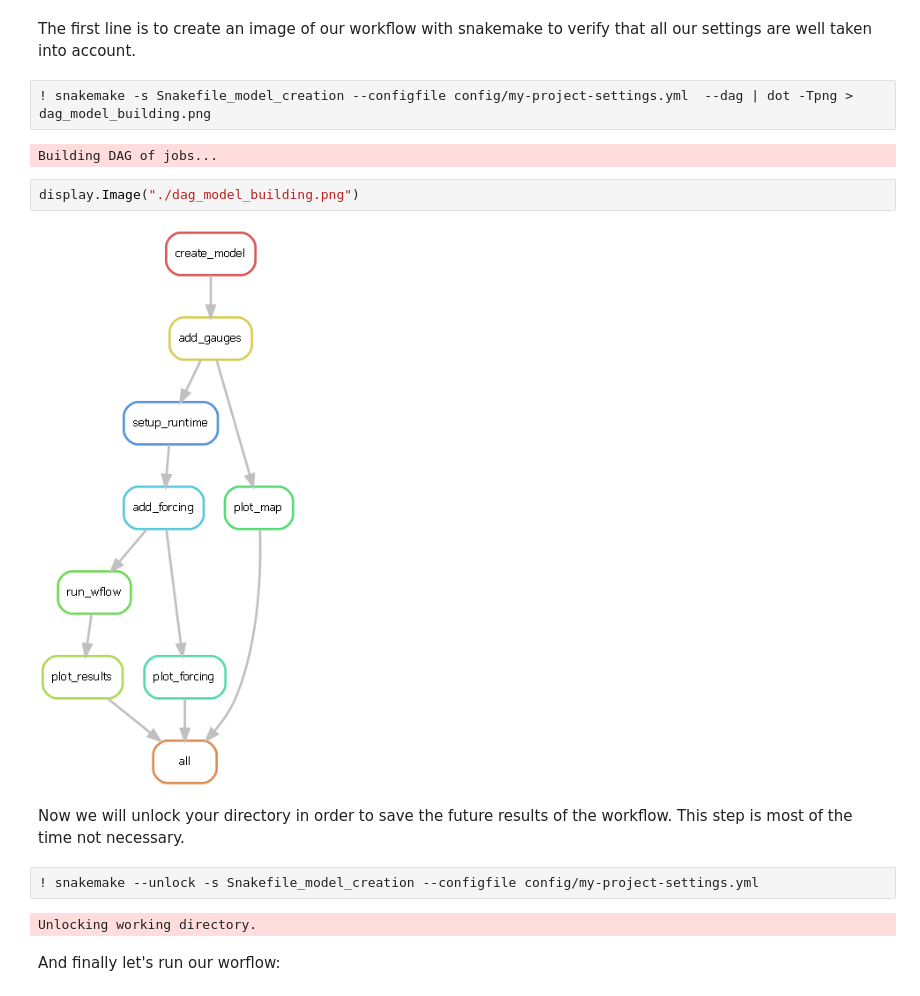
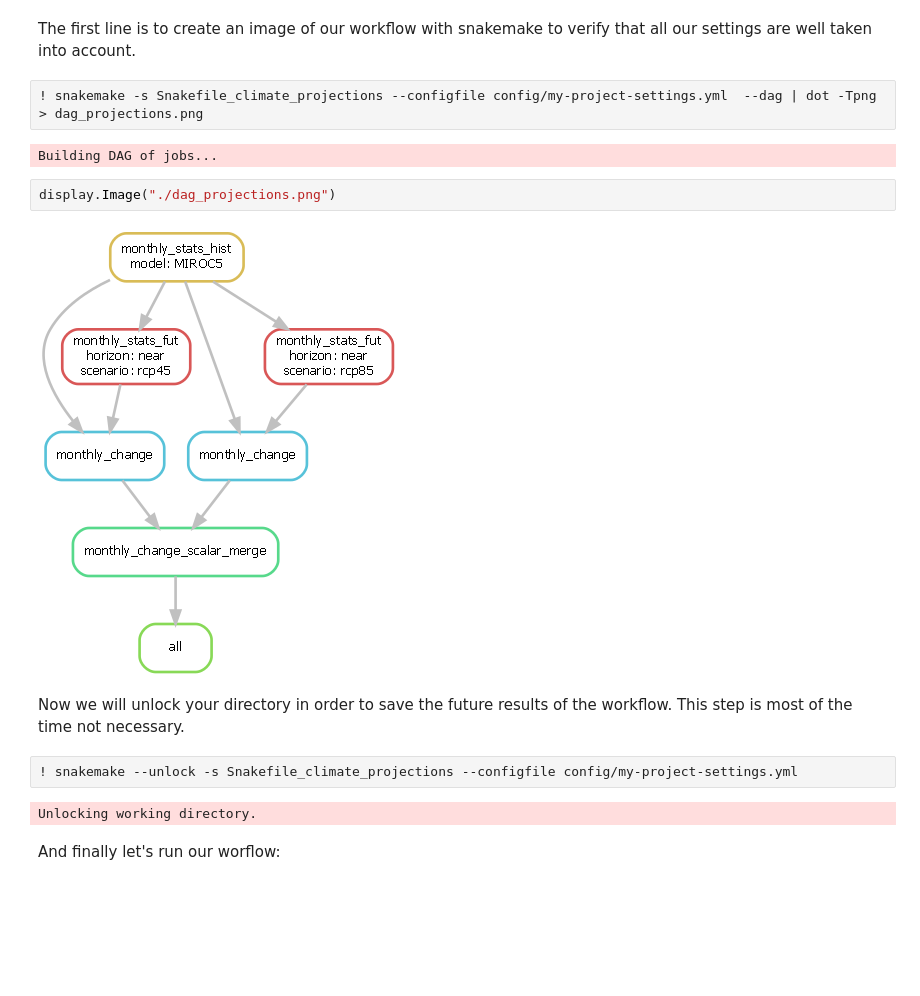
Before and after one commit to Deltares/blueearth_cst, a Jupyter notebook: docs/notebooks/Climate projections.ipynb, the cells around one changed output. Drawn from its saved outputs; the diff is of its cells as text; blank space fills up the shorter version.

```diff
--- a/docs/notebooks/Climate projections.ipynb
+++ b/docs/notebooks/Climate projections.ipynb
@@ -68,17 +101,17 @@ Overwriting ./config/my-project-settings.yml
 # %% [markdown]
 The first line is to create an image of our workflow with snakemake to verify that all our settings are well taken into account.
 # %%
-! snakemake -s Snakefile_model_creation --configfile config/my-project-settings.yml  --dag | dot -Tpng > dag_model_building.png
+! snakemake -s Snakefile_climate_projections --configfile config/my-project-settings.yml  --dag | dot -Tpng > dag_projections.png
 # %% [output]
 Building DAG of jobs...
 # %%
-display.Image("./dag_model_building.png")
+display.Image("./dag_projections.png")
 # %% [output]
-[figure, old version]
+[figure, new version]
 # %% [markdown]
 Now we will unlock your directory in order to save the future results of the workflow. This step is most of the time not necessary.
 # %%
-! snakemake --unlock -s Snakefile_model_creation --configfile config/my-project-settings.yml
+! snakemake --unlock -s Snakefile_climate_projections --configfile config/my-project-settings.yml
 # %% [output]
 Unlocking working directory.
 # %% [markdown]
```
Also changed, not shown: parts of 7 cells of this notebook, 3 other files.
